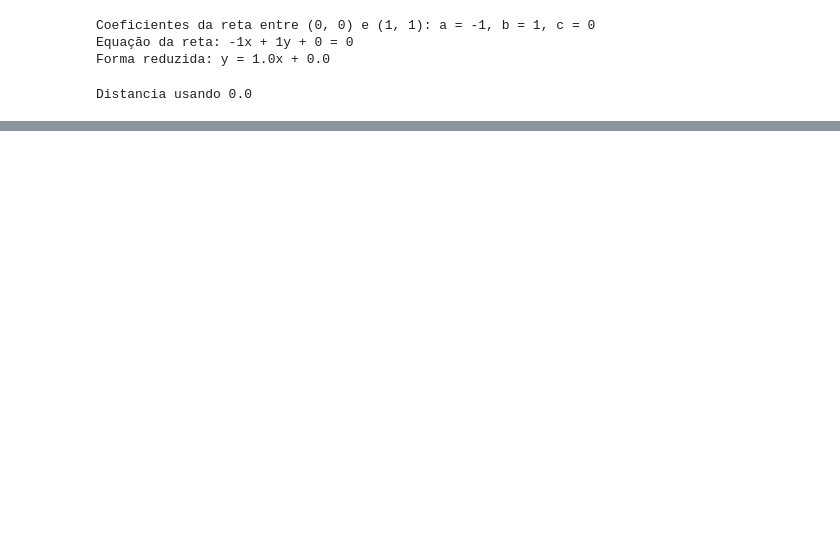
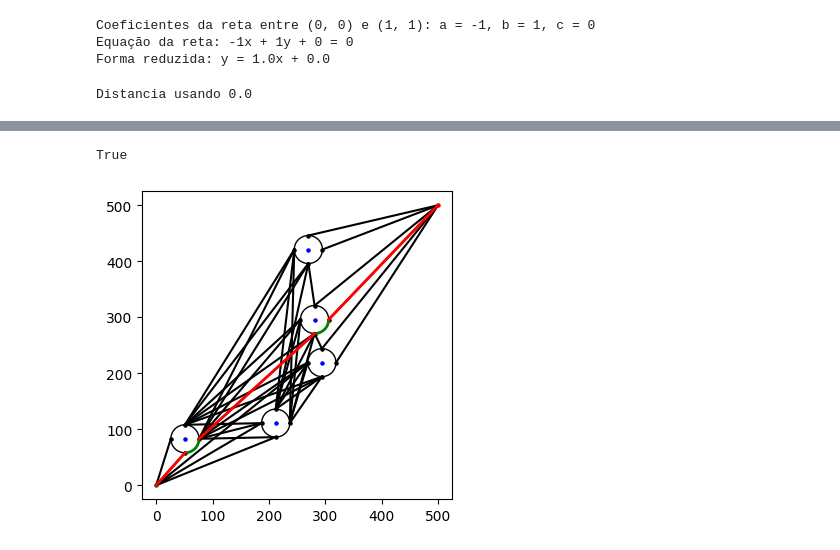
Before and after one commit to EmillySatiro/Sistemas-inteligentes, a Jupyter notebook: Trabalho_1/kaua_cod.ipynb, the cells around one changed output, grey strips where cells are left out. Saved outputs shown, nothing was run; the diff lists cells and outputs as text; code cells hidden in the pictures; blank space fills up the shorter version.

```diff
--- a/Trabalho_1/kaua_cod.ipynb
+++ b/Trabalho_1/kaua_cod.ipynb
@@ -224,7 +233,12 @@ def reta_entre_dois_pontos(centroids: list[tuple], novo_ponto: tuple[int, int],
   """
   a, b, c = coeficientes_reta(novo_ponto, novo_destino)
   for centroid in centroids:
-    distancia = distancia_ponto_reta(centroid, a, b, c)
+
+    try:
+      distancia = distancia_ponto_reta(centroid, a, b, c)
+    except ZeroDivisionError:
+      return False
+
     if distancia < raio_size:
         if (centroid[0] - novo_ponto[0]) * (novo_destino[1] - novo_ponto[1]) == (centroid[1] - novo_ponto[1]) * (novo_destino[0] - novo_ponto[0]):
             # print("Centróide está na reta")
@@ -267,0 +339,58 @@ Total de retas criadas: 130
+# %%
+ponto_inicial = ponto_inicial_final[0]
+ponto_final = ponto_inicial_final[1]
+possibilidade_atual = pontos_unicos[ponto_inicial]
+
+def encontrar_possibilidades(ponto_atual, ponto_final, pilha=[]):
+    pilha.append(ponto_atual)
+    if ponto_atual == ponto_final:
+        return True
+    for prox_ponto in pontos_unicos.get(ponto_atual, []):
+        if encontrar_possibilidades(prox_ponto, ponto_final, pilha):
+            return True
+    pilha.pop()
+    return False
+
+
+pilha = []
+encontrar_possibilidades(ponto_inicial, ponto_final, pilha)
+# %% [output]
+True
+# %%
+def ponto_mesmo_centroid(ponto1, ponto2, centroids, raio_size):
+    """
+    Verifica se ambos os pontos pertencem ao mesmo centróide.
+    """
+    centroid_ponto1 = None
+    centroid_ponto2 = None
+
+    for i, centroid in enumerate(centroids):
+        if distancia_euclidiana(ponto1, centroid) <= raio_size:
+            centroid_ponto1 = i
+            break
+
+    for i, centroid in enumerate(centroids):
+        if distancia_euclidiana(ponto2, centroid) <= raio_size:
+            centroid_ponto2 = i
+            break
+
+    mesmo = centroid_ponto1 is not None and centroid_ponto1 == centroid_ponto2
+    if not mesmo:
+        return False, None, None
+    return mesmo, centroids[centroid_ponto1], centroids[centroid_ponto2]
+# %%
+fig, ax = abrir_fig_ax()
+for i in range(len(pilha) - 1):
+    ponto1 = pilha[i]
+    ponto2 = pilha[i + 1]
+
+    mesmo_centro, centroid, _ = ponto_mesmo_centroid(ponto1, ponto2, centroids, raio_size)
+    if mesmo_centro:
+        angulo1 = np.degrees(np.arctan2(ponto1[1] - centroid[1], ponto1[0] - centroid[0]))
+        angulo2 = np.degrees(np.arctan2(ponto2[1] - centroid[1], ponto2[0] - centroid[0]))
+        arco = Arc(centroid, width=2*raio_size, height=2*raio_size, theta1=angulo1, theta2=angulo2, color="green", linewidth=2)
+        ax.add_patch(arco)
+    else:
+        ax.plot([ponto1[0], ponto2[0]], [ponto1[1], ponto2[1]], color='red', linewidth=2)
+# %% [output]
+[figure, added]
```
Also changed, not shown: parts of 11 cells of this notebook.
